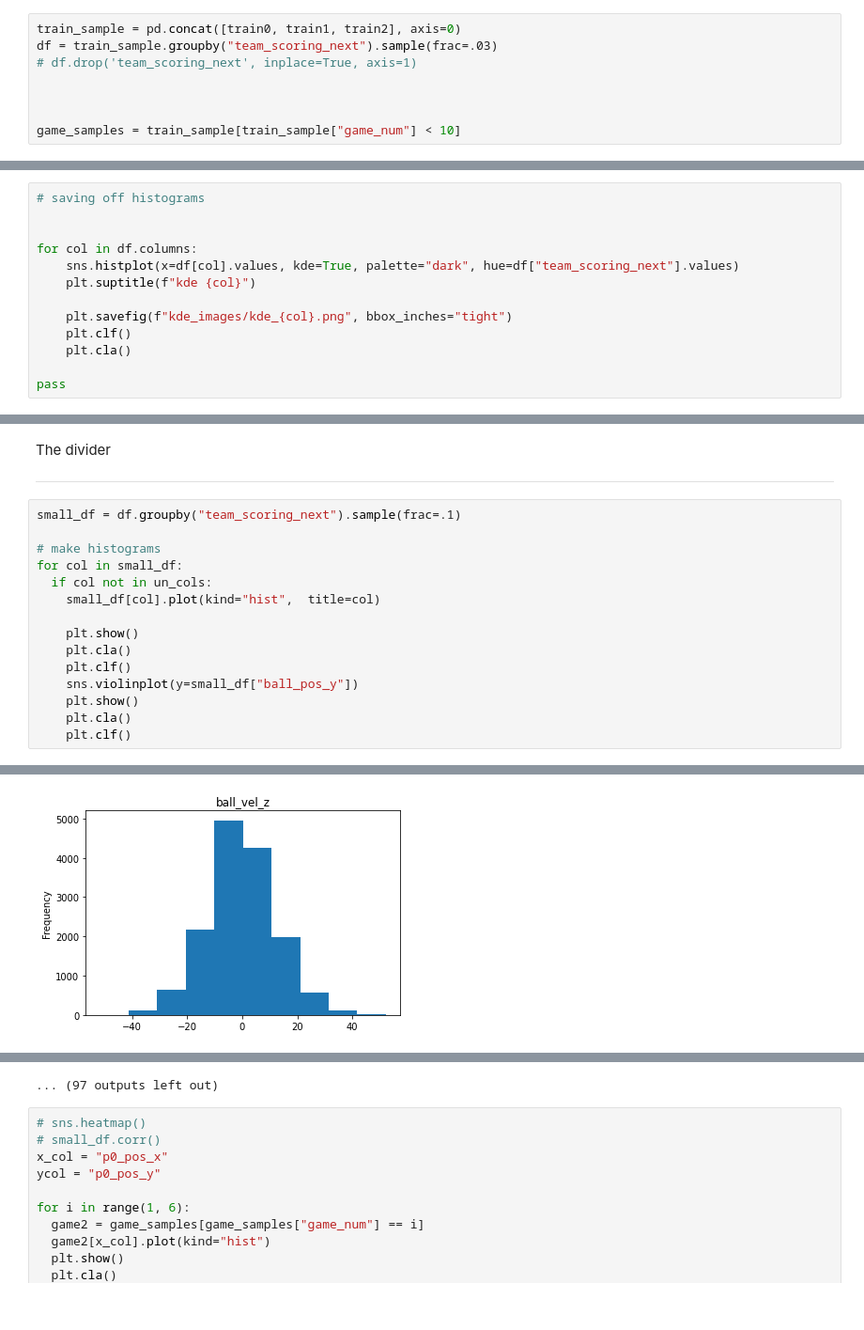
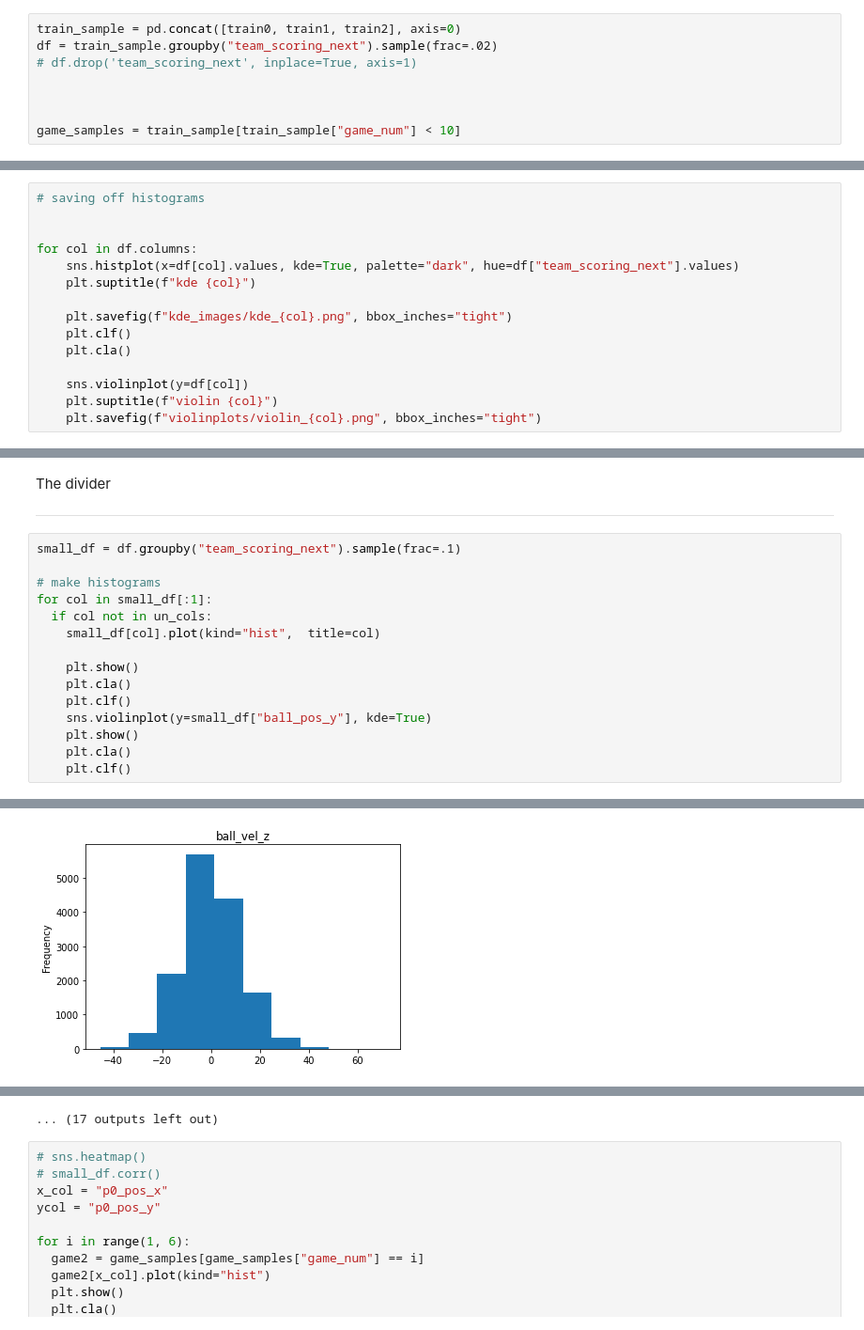
Before and after one commit to GCancro1/RocketLeagueScoringPredictions, a Jupyter notebook: RocketLeague.ipynb, the cells around one changed output, grey strips where cells are left out. Shown at 94% size. Cells and saved outputs as stored; diff of their text form.

```diff
--- a/RocketLeague.ipynb
+++ b/RocketLeague.ipynb
@@ -95,7 +95,7 @@ train2 = pd.read_csv("train_2.csv")
 test = pd.read_csv("test.csv")
 # %%
 train_sample = pd.concat([train0, train1, train2], axis=0)
-df = train_sample.groupby("team_scoring_next").sample(frac=.03)
+df = train_sample.groupby("team_scoring_next").sample(frac=.02)
 # df.drop('team_scoring_next', inplace=True, axis=1)
 
 
@@ -225,5 +225,7 @@ for col in df.columns:
     plt.clf()
     plt.cla()
 
-pass
+    sns.violinplot(y=df[col])
+    plt.suptitle(f"violin {col}")
+    plt.savefig(f"violinplots/violin_{col}.png", bbox_inches="tight")
 # %% [output]
@@ -293,14 +341,14 @@ ____
 small_df = df.groupby("team_scoring_next").sample(frac=.1)
 
 # make histograms
-for col in small_df:
+for col in small_df[:1]:
   if col not in un_cols:
     small_df[col].plot(kind="hist",  title=col)
 
     plt.show()
     plt.cla()
     plt.clf()
-    sns.violinplot(y=small_df["ball_pos_y"])
+    sns.violinplot(y=small_df["ball_pos_y"], kde=True)
     plt.show()
     plt.cla()
     plt.clf()
@@ -318 +366 @@ for col in small_df:
-[figure, old version]
+[figure, new version]
@@ -320,4 +368,4 @@ for col in small_df:
-... (97 outputs left out)
+... (17 outputs left out)
 # %%
 # sns.heatmap()
 # small_df.corr()
```
Also changed, not shown: parts of 5 cells of this notebook, 20 other files.
